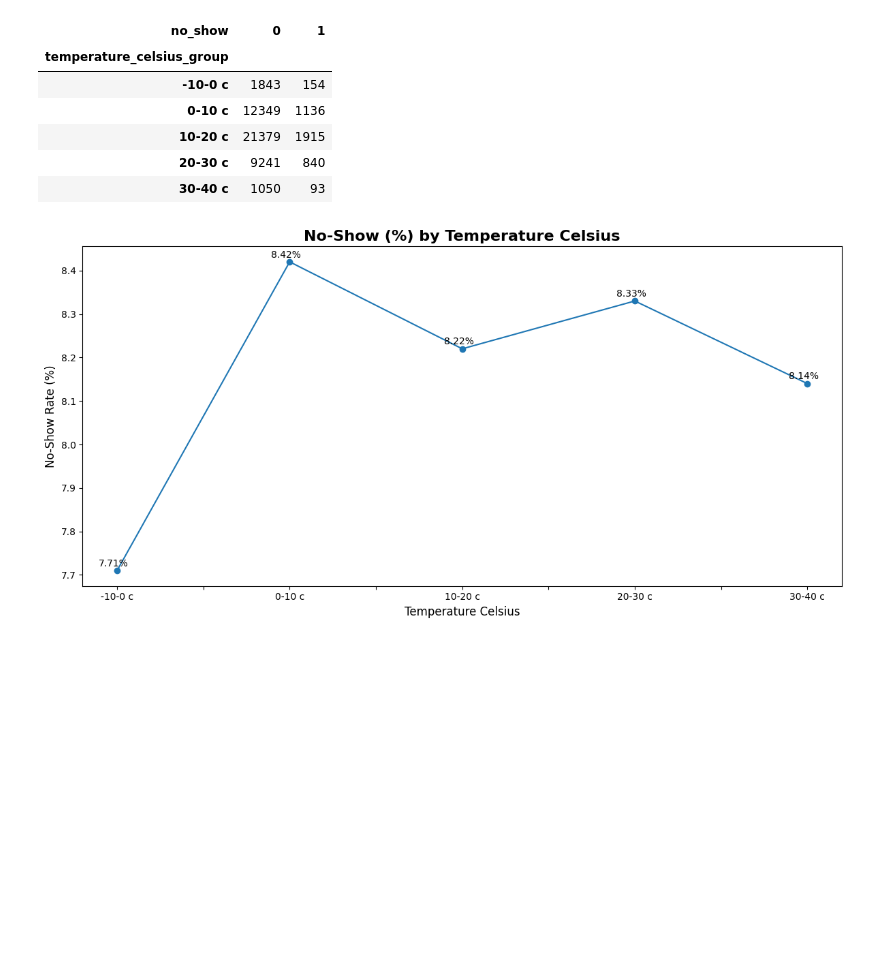
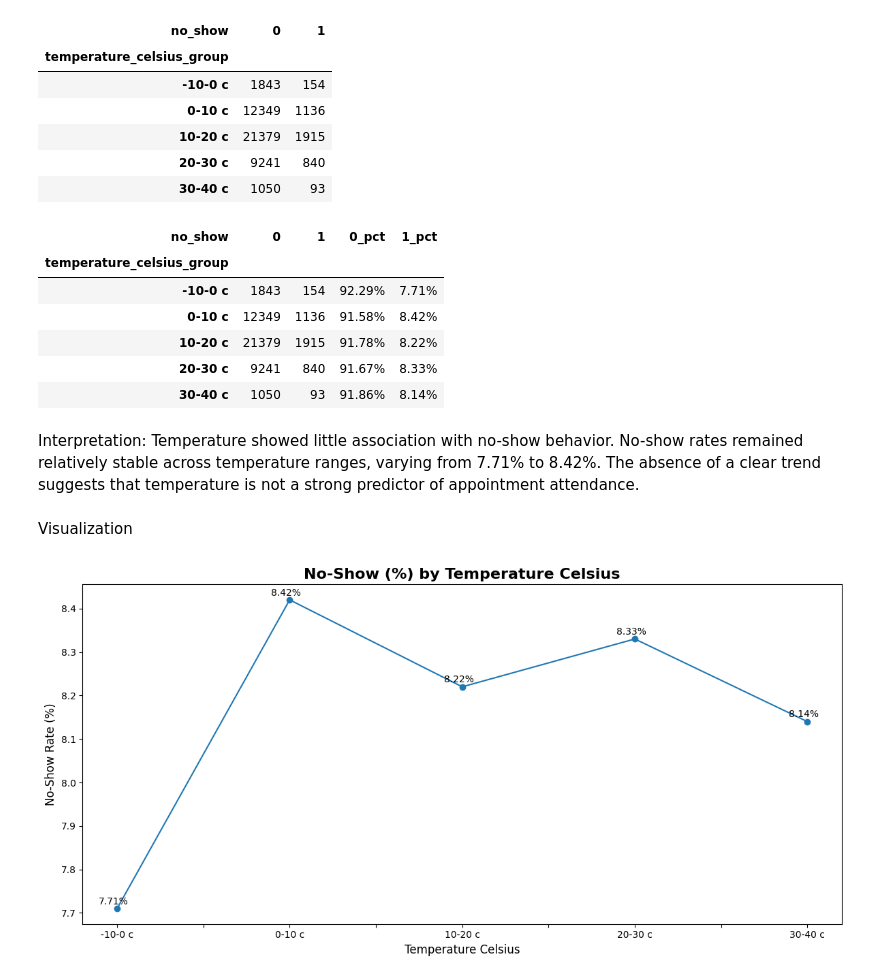
Before and after one commit to akashcstech/Health_Care_No_Show_Data_Analysis, a Jupyter notebook: Data_clean.ipynb, the cells around one changed output. Saved outputs shown, nothing was run; the diff lists cells and outputs as text; code cells hidden in the pictures; blank space fills up the shorter version.

Commit message:
temperature_celsius_vs_no_show

```diff
--- a/Data_clean.ipynb
+++ b/Data_clean.ipynb
@@ -2047,8 +2049,23 @@ tcns
 # %%
 tcnss = pd.crosstab(cdf['temperature_celsius_group'], pdf['no_show'], normalize='index') * 100
 tcns[['0_pct','1_pct']] = tcnss.round(2)
 view_tcns = tcns.copy()
 view_tcns[['0_pct','1_pct']] = view_tcns[['0_pct','1_pct']].astype(str) + '%'
+view_tcns
+# %% [output]
+| no_show | 0 | 1 | 0_pct | 1_pct |
+| temperature_celsius_group |  |  |  |  |
+| -10-0 c | 1843 | 154 | 92.29% | 7.71% |
+| 0-10 c | 12349 | 1136 | 91.58% | 8.42% |
+| 10-20 c | 21379 | 1915 | 91.78% | 8.22% |
+| 20-30 c | 9241 | 840 | 91.67% | 8.33% |
+| 30-40 c | 1050 | 93 | 91.86% | 8.14% |
+# %% [markdown]
+Interpretation: Temperature showed little association with no-show behavior. No-show rates remained
+relatively stable across temperature ranges, varying from 7.71% to 8.42%. The absence of
+a clear trend suggests that temperature is not a strong predictor of appointment attendance.
+# %% [markdown]
+Visualization
 # %%
 # No-Show Rate (%) by temperature_celsius
 ax = tcns['1_pct'].plot(kind='line', marker='o', figsize=(12,6))
```
Also changed, not shown: parts of 1 cell of this notebook.
